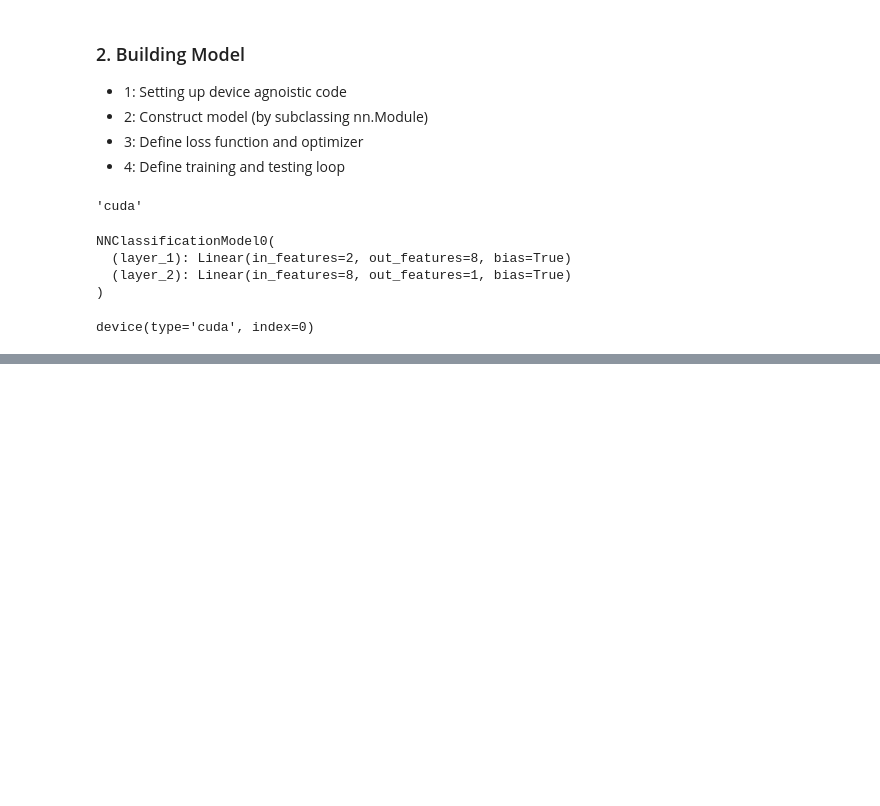
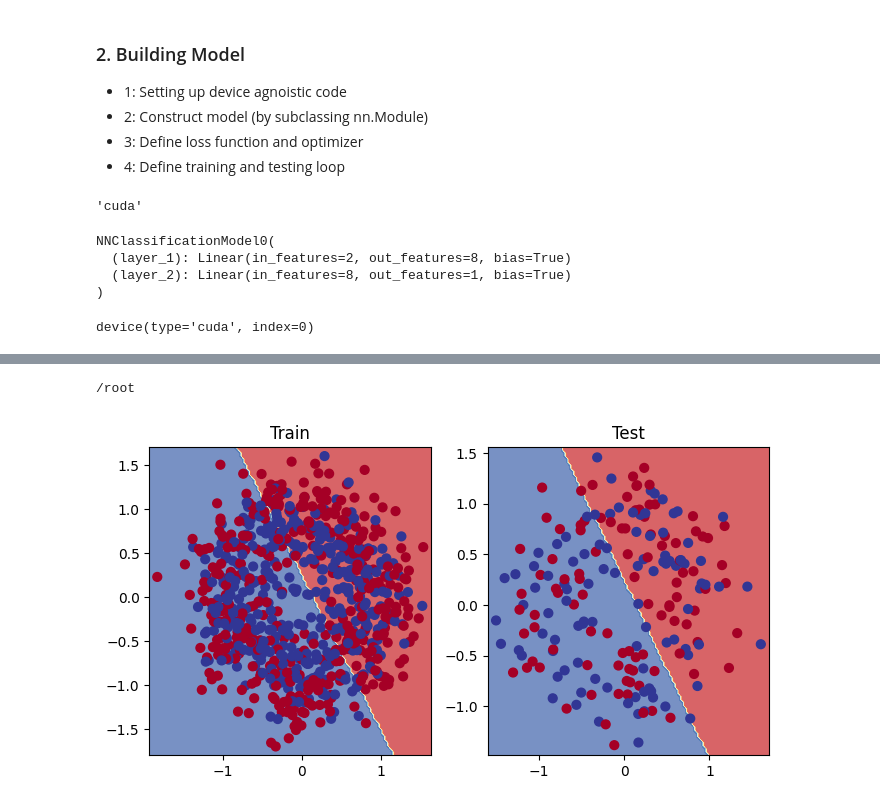
Before and after one commit to Abisheklimbu/pytorch, a Jupyter notebook: 02_pytorch_classification.ipynb, the cells around one changed output, grey strips where cells are left out. Drawn from its saved outputs; the diff is of its cells as text; code cells hidden in the pictures; blank space fills up the shorter version.

Commit message:
build train and test loop

```diff
--- a/02_pytorch_classification.ipynb
+++ b/02_pytorch_classification.ipynb
@@ -204,3 +204,14 @@ tensor([[0.],
         [0.]], device='cuda:0')
 Actual Label:
 tensor([1., 0., 1., 0., 1., 1., 0., 0., 1., 0.])
+# %%
+# Loss and Optimizer
+loss_fn = torch.nn.BCEWithLogitsLoss()
+
+optimizer = torch.optim.SGD(params= model_0.parameters(),
+                            lr=0.01)
+
+# Accuracy Function
+def accuracy_fn(y_true, y_pred):
+    accuracy = torch.eq(y_true, y_pred).sum().item()
+    return (accuracy/len(y_pred)) * 100
@@ -206,0 +590,5 @@ tensor([1., 0., 1., 0., 1., 1., 0., 0., 1., 0.])
+# %%
+import os
+print(os.getcwd())
+# %% [output]
+/root
@@ -206,0 +597,11 @@ tensor([1., 0., 1., 0., 1., 1., 0., 0., 1., 0.])
+# %%
+plt.figure(figsize=(8,4))
+plt.subplot(1,2,1)
+plt.title("Train")
+plot_decision_boundary(model_0, X_train,y_train )
+
+plt.subplot(1,2,2)
+plt.title("Test")
+plot_decision_boundary(model_0, X_test, y_test)
+# %% [output]
+[figure, added]
```
Also changed, not shown: parts of 6 cells of this notebook.
